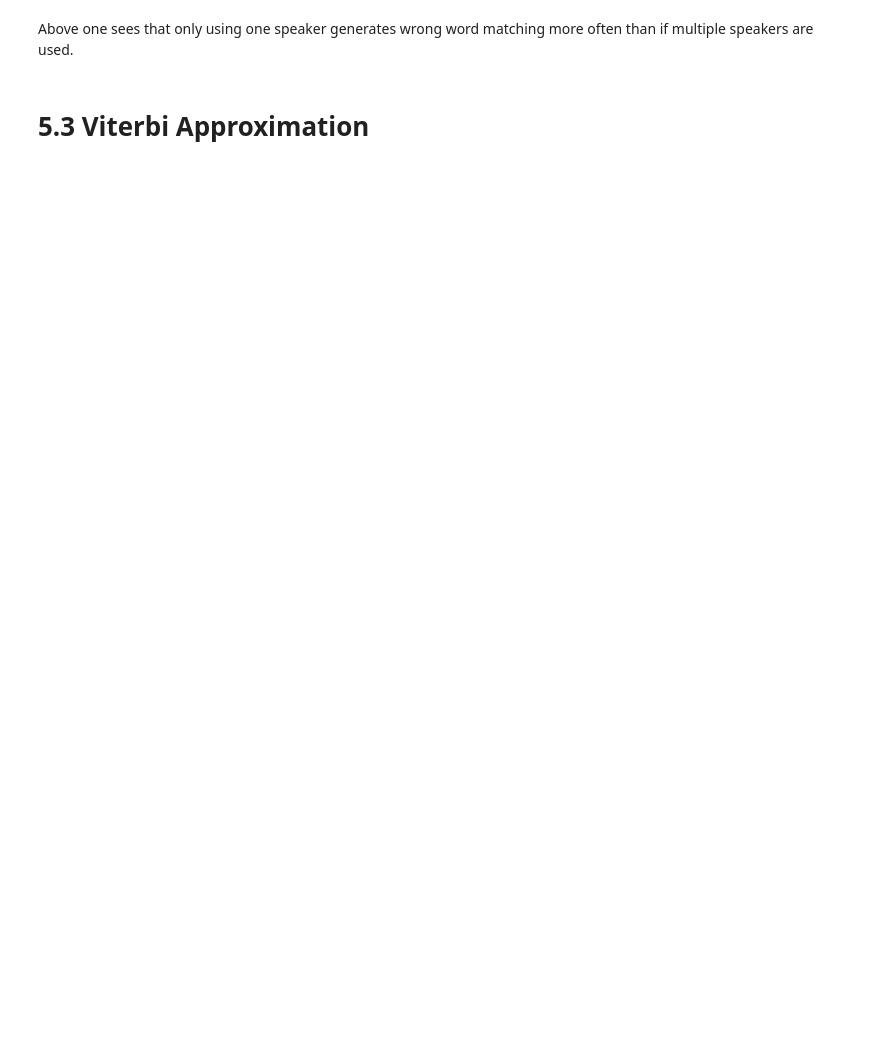
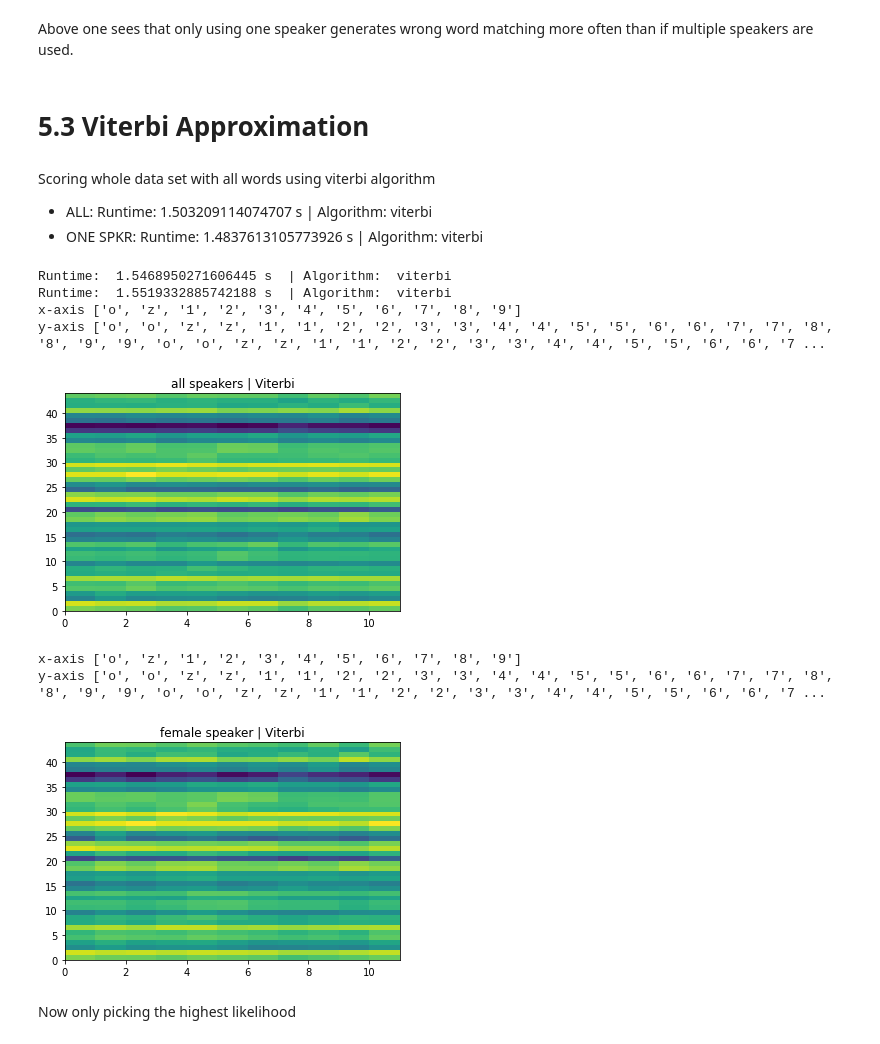
Before and after one commit to kurreman/DT2119_Speech, a Jupyter notebook: LAB2/KORAY_LAB2.ipynb, the cells around one changed output. Cells and saved outputs as stored; diff of their text form; code cells hidden in the pictures; blank space fills up the shorter version.

Commit message:
done with 5.3 except for the viterbi path. Need to add that

```diff
--- a/LAB2/KORAY_LAB2.ipynb
+++ b/LAB2/KORAY_LAB2.ipynb
@@ -118,0 +138,40 @@ if not np.allclose(vloglik,example['vloglik']):
+# %% [markdown]
+Scoring whole data set with all words using viterbi algorithm
+
+- ALL: Runtime:  1.503209114074707 s  | Algorithm:  viterbi
+- ONE SPKR: Runtime:  1.4837613105773926 s  | Algorithm:  viterbi
+# %%
+#------------
+# v_score_table_all = proto.score_data(data,wordHMMs_all,algorithm="viterbi")
+# v_score_table_fem = proto.score_data(data,wordHMMs_fem,algorithm="viterbi")
+
+# pickle.dump(v_score_table_all, open( "v_score_table_all.p", "wb" ) )
+# pickle.dump(v_score_table_fem, open( "v_score_table_fem.p", "wb" ) )
+#-------
+v_score_table_all = pickle.load( open( "v_score_table_all.p", "rb" ) )
+v_score_table_fem = pickle.load( open( "v_score_table_fem.p", "rb" ) )
+
+v_score_matrix_all, v_word_list_all, v_digit_list_all = proto.table2matrix(v_score_table_all)
+v_score_matrix_fem, v_word_list_fem, v_digit_list_fem = proto.table2matrix(v_score_table_fem)
+
+print("x-axis", v_word_list_all)
+print("y-axis",v_digit_list_all)
+plt.pcolormesh(v_score_matrix_all)
+plt.title("all speakers | Viterbi")
+plt.show()
+print("x-axis", v_word_list_fem)
+print("y-axis",v_digit_list_fem)
+plt.pcolormesh(v_score_matrix_fem)
+plt.title("female speaker | Viterbi")
+plt.show()
+# %% [output]
+Runtime:  1.5468950271606445 s  | Algorithm:  viterbi
+Runtime:  1.5519332885742188 s  | Algorithm:  viterbi
+x-axis ['o', 'z', '1', '2', '3', '4', '5', '6', '7', '8', '9']
+y-axis ['o', 'o', 'z', 'z', '1', '1', '2', '2', '3', '3', '4', '4', '5', '5', '6', '6', '7', '7', '8', '8', '9', '9', 'o', 'o', 'z', 'z', '1', '1', '2', '2', '3', '3', '4', '4', '5', '5', '6', '6', '7 ...
+[figure, added]
+x-axis ['o', 'z', '1', '2', '3', '4', '5', '6', '7', '8', '9']
+y-axis ['o', 'o', 'z', 'z', '1', '1', '2', '2', '3', '3', '4', '4', '5', '5', '6', '6', '7', '7', '8', '8', '9', '9', 'o', 'o', 'z', 'z', '1', '1', '2', '2', '3', '3', '4', '4', '5', '5', '6', '6', '7 ...
+[figure, added]
+# %% [markdown]
+Now only picking the highest likelihood
```
Also changed, not shown: parts of 9 cells of this notebook, 5 other files.
